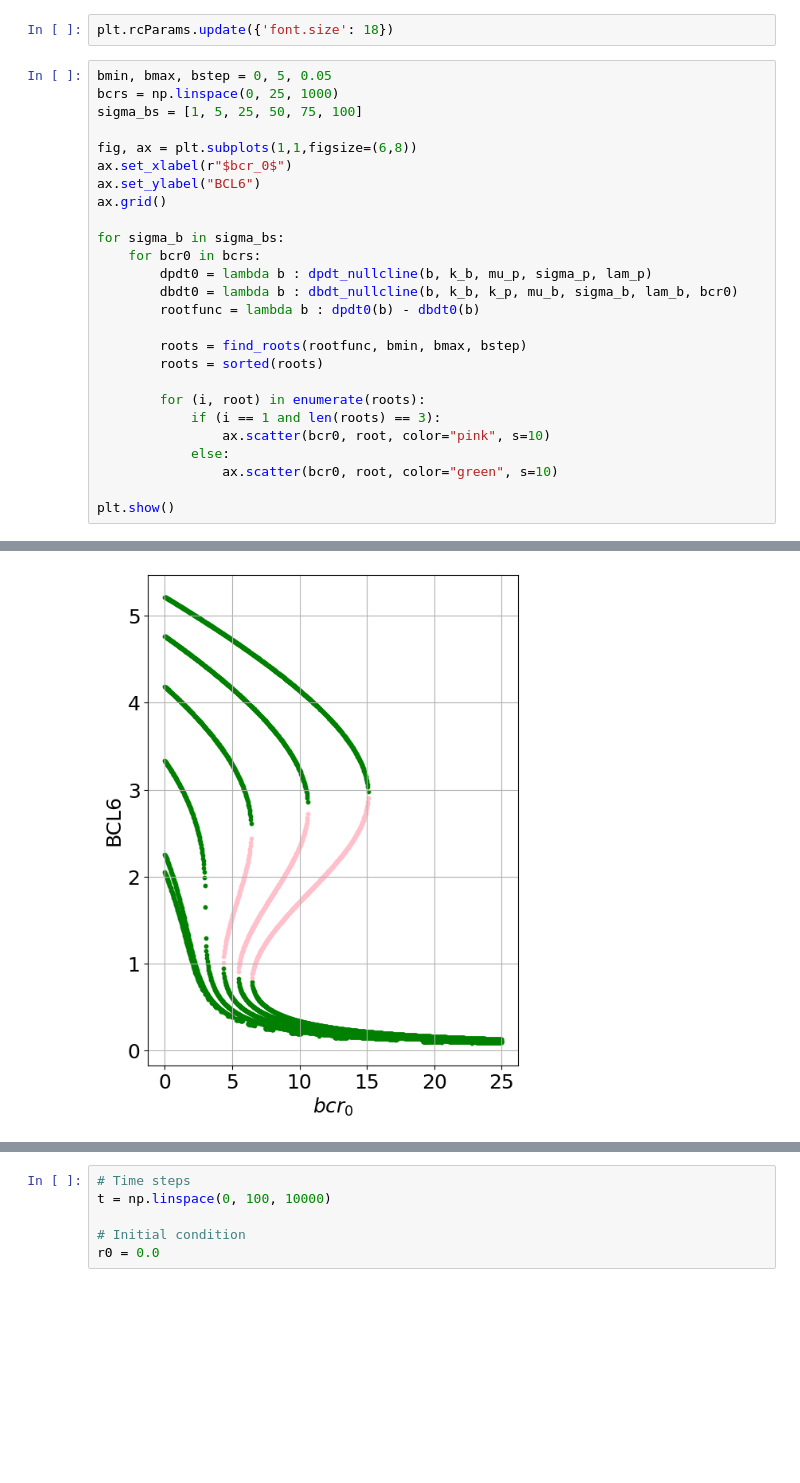
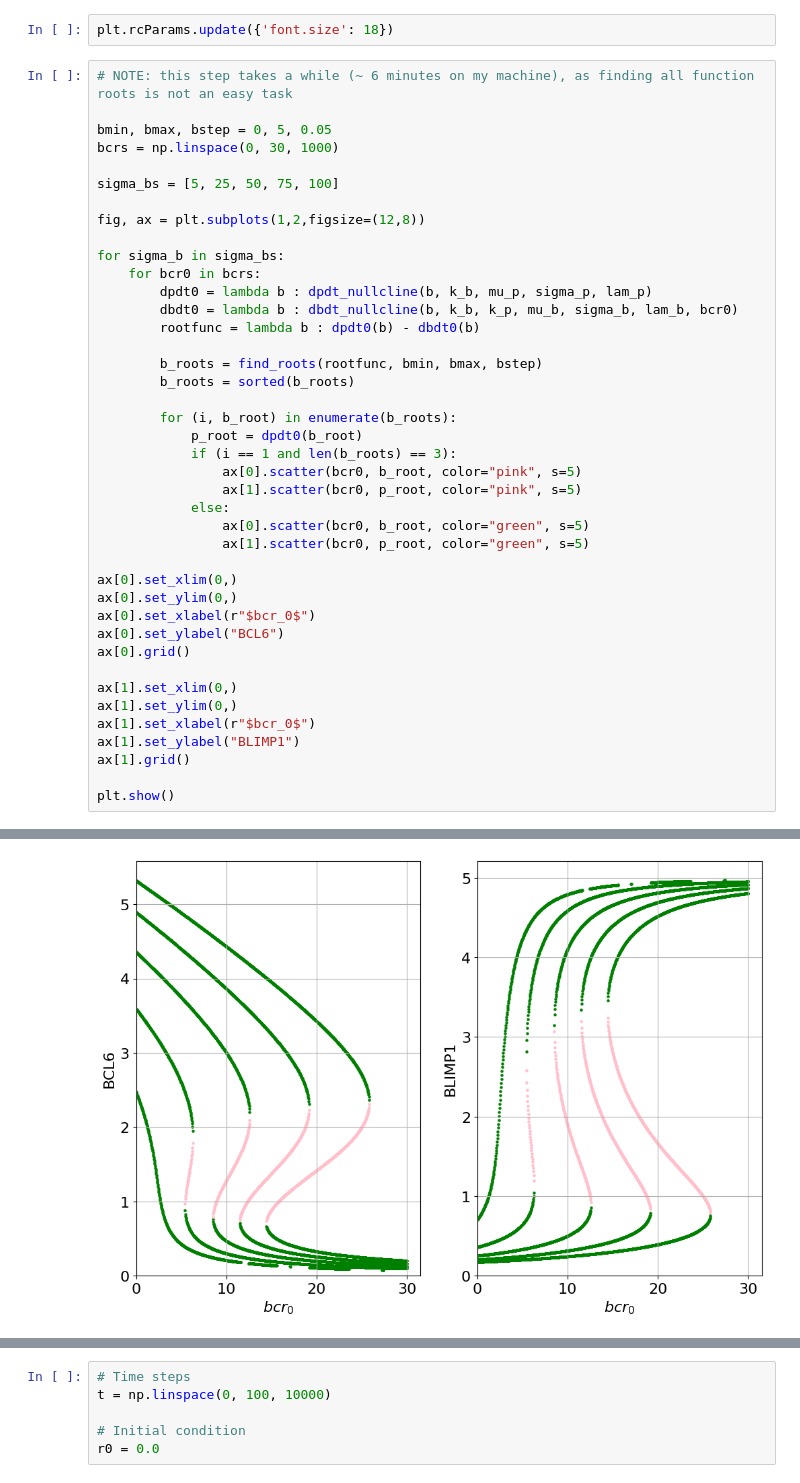
Before and after one commit to barrgol/gc-cell-differentiation, a Jupyter notebook: notebook.ipynb, the cells around one changed output, grey strips where cells are left out. Saved outputs shown, nothing was run; the diff lists cells and outputs as text; blank space fills up the shorter version.

```diff
--- a/notebook.ipynb
+++ b/notebook.ipynb
@@ -709,32 +254,47 @@ lam_r = 1
 # %%
 plt.rcParams.update({'font.size': 18})
 # %%
+# NOTE: this step takes a while (~ 6 minutes on my machine), as finding all function roots is not an easy task
+
 bmin, bmax, bstep = 0, 5, 0.05
-bcrs = np.linspace(0, 25, 1000)
-sigma_bs = [1, 5, 25, 50, 75, 100]
+bcrs = np.linspace(0, 30, 1000)
 
-fig, ax = plt.subplots(1,1,figsize=(6,8))
-ax.set_xlabel(r"$bcr_0$")
-ax.set_ylabel("BCL6")
-ax.grid()
+sigma_bs = [5, 25, 50, 75, 100]
+
+fig, ax = plt.subplots(1,2,figsize=(12,8))
 
 for sigma_b in sigma_bs:
     for bcr0 in bcrs:
         dpdt0 = lambda b : dpdt_nullcline(b, k_b, mu_p, sigma_p, lam_p)
         dbdt0 = lambda b : dbdt_nullcline(b, k_b, k_p, mu_b, sigma_b, lam_b, bcr0)
         rootfunc = lambda b : dpdt0(b) - dbdt0(b)
 
-        roots = find_roots(rootfunc, bmin, bmax, bstep)
-        roots = sorted(roots)
+        b_roots = find_roots(rootfunc, bmin, bmax, bstep)
+        b_roots = sorted(b_roots)
 
-        for (i, root) in enumerate(roots):
-            if (i == 1 and len(roots) == 3):
-                ax.scatter(bcr0, root, color="pink", s=10)
+        for (i, b_root) in enumerate(b_roots):
+            p_root = dpdt0(b_root)
+            if (i == 1 and len(b_roots) == 3):
+                ax[0].scatter(bcr0, b_root, color="pink", s=5)
+                ax[1].scatter(bcr0, p_root, color="pink", s=5)
             else:
-                ax.scatter(bcr0, root, color="green", s=10)
+                ax[0].scatter(bcr0, b_root, color="green", s=5)
+                ax[1].scatter(bcr0, p_root, color="green", s=5)
+
+ax[0].set_xlim(0,)
+ax[0].set_ylim(0,)
+ax[0].set_xlabel(r"$bcr_0$")
+ax[0].set_ylabel("BCL6")
+ax[0].grid()
+
+ax[1].set_xlim(0,)
+ax[1].set_ylim(0,)
+ax[1].set_xlabel(r"$bcr_0$")
+ax[1].set_ylabel("BLIMP1")
+ax[1].grid()
 
 plt.show()
 # %% [output]
   r = fsolve(func, [x])
   r = fsolve(func, [x])
-[figure, old version]
+[figure, new version]
```
Also changed, not shown: parts of 49 cells of this notebook, 4 other files.
